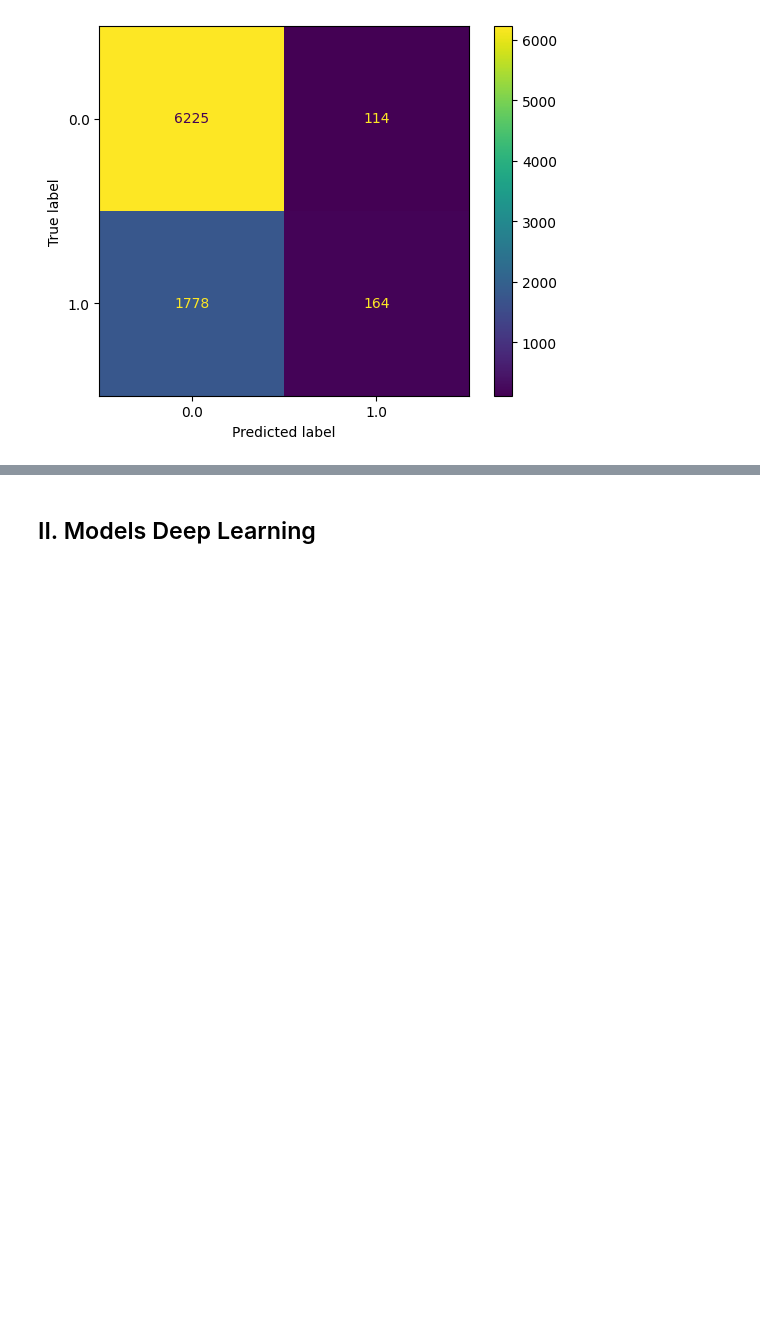
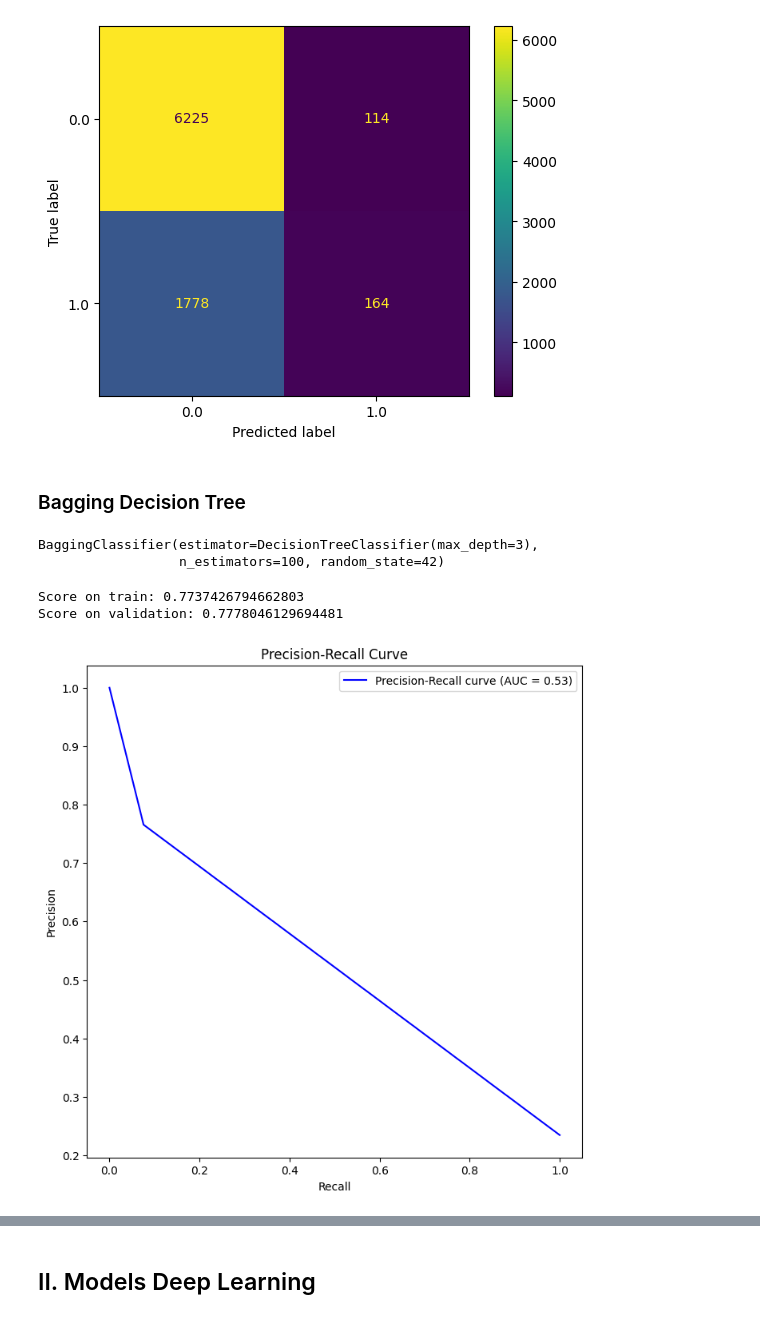
Before and after one commit to NesrineGuesmii/DataSc_Projet, a Jupyter notebook: Classification binaire.ipynb, the cells around one changed output, grey strips where cells are left out. Saved outputs shown, nothing was run; the diff lists cells and outputs as text; code cells hidden in the pictures; blank space fills up the shorter version.

Commit message:
Boosting Decision Tree

```diff
--- a/Classification binaire.ipynb
+++ b/Classification binaire.ipynb
@@ -262,2 +265,22 @@ DrawConfusionMatrix(y_validation, y_val_pred, svm.classes_)
 # %% [output]
 [figure]
+# %% [markdown]
+### Bagging Decision Tree
+# %%
+bagging_classifier = BaggingClassifier(clf, n_estimators=100, random_state=42)
+bagging_classifier.fit(X_train, y_train)
+# %% [output]
+BaggingClassifier(estimator=DecisionTreeClassifier(max_depth=3),
+                  n_estimators=100, random_state=42)
+# %%
+y_val_pred = bagging_classifier.predict(X_validation)
+
+print(f"Score on train: {str(bagging_classifier.score(X_train, y_train))}")
+print(f"Score on validation: {str(bagging_classifier.score(X_validation, y_validation))}")
+# %% [output]
+Score on train: 0.7737426794662803
+Score on validation: 0.7778046129694481
+# %%
+DrawPrecisionRecallCurve(y_validation, y_val_pred)
+# %% [output]
+[figure, added]
```
Also changed, not shown: parts of 9 cells of this notebook.
